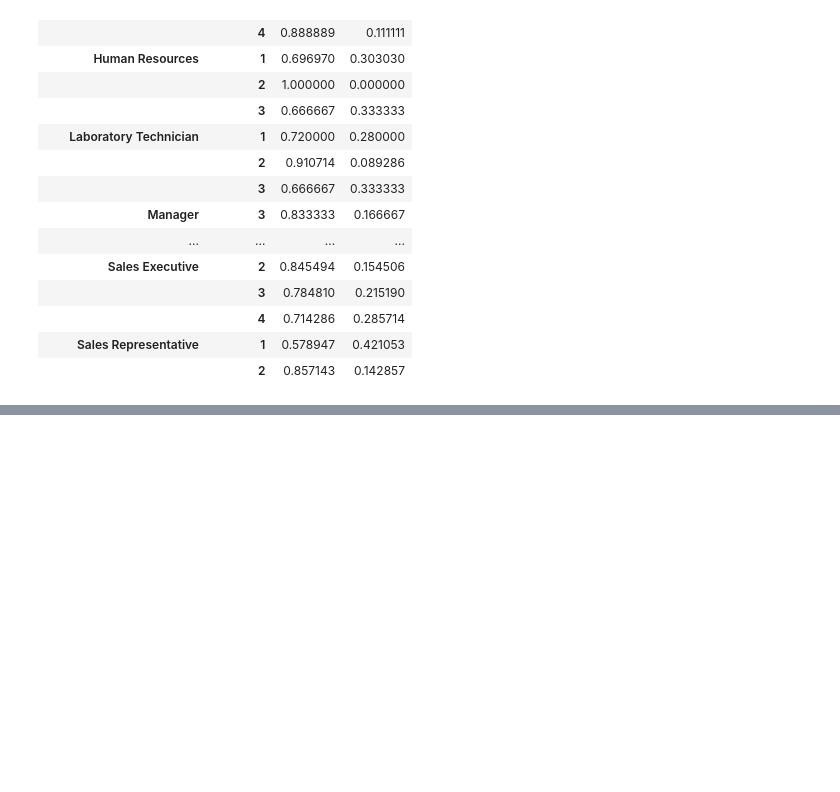
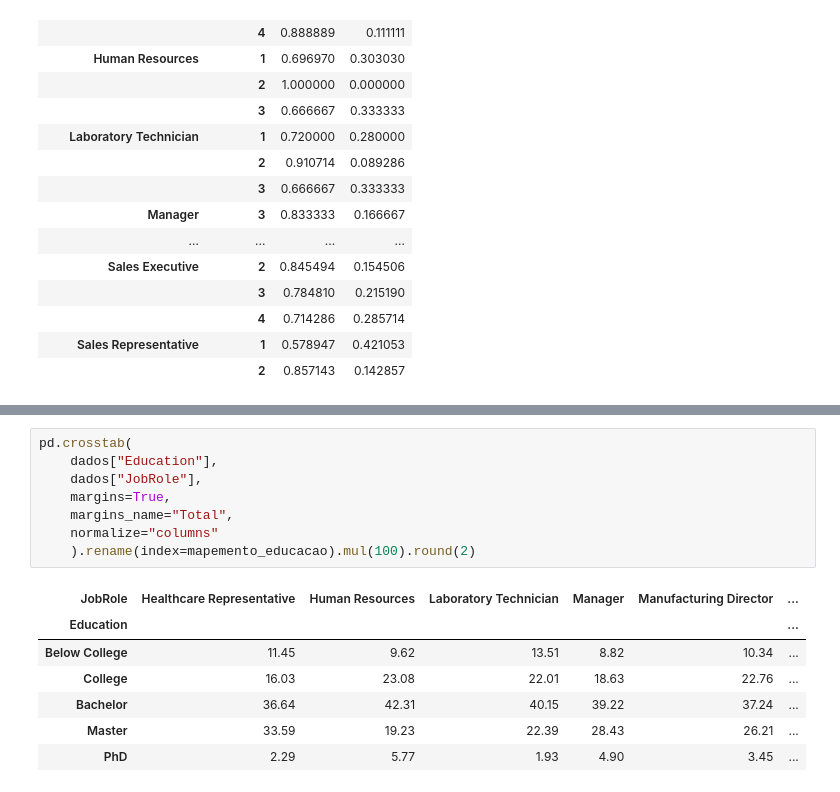
Before and after one commit to kiwsley/ciencia_de_dados, a Jupyter notebook: pandas/14_projeto_ibm_01_reconhecendo_a_base_inicio.ipynb, the cells around one changed output, grey strips where cells are left out. Drawn from its saved outputs; the diff is of its cells as text; blank space fills up the shorter version.

```diff
--- a/pandas/14_projeto_ibm_01_reconhecendo_a_base_inicio.ipynb
+++ b/pandas/14_projeto_ibm_01_reconhecendo_a_base_inicio.ipynb
@@ -815,0 +953,16 @@ pd.crosstab([dados["JobRole"], dados["JobLevel"]],dados["Attrition"],normalize="
+# %%
+pd.crosstab(
+    dados["Education"],
+    dados["JobRole"],
+    margins=True,
+    margins_name="Total",
+    normalize="columns"
+    ).rename(index=mapemento_educacao).mul(100).round(2)
+# %% [output]
+| JobRole | Healthcare Representative | Human Resources | Laboratory Technician | Manager | Manufacturing Director | ... |
+| Education |  |  |  |  |  | ... |
+| Below College | 11.45 | 9.62 | 13.51 | 8.82 | 10.34 | ... |
+| College | 16.03 | 23.08 | 22.01 | 18.63 | 22.76 | ... |
+| Bachelor | 36.64 | 42.31 | 40.15 | 39.22 | 37.24 | ... |
+| Master | 33.59 | 19.23 | 22.39 | 28.43 | 26.21 | ... |
+| PhD | 2.29 | 5.77 | 1.93 | 4.90 | 3.45 | ... |
```
Also changed, not shown: parts of 13 cells of this notebook, 1 other file.
